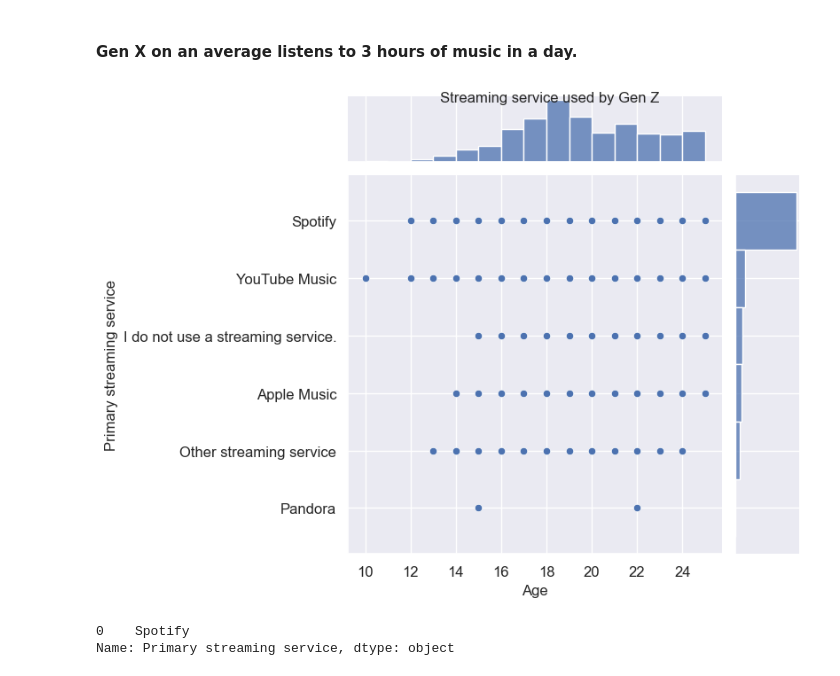
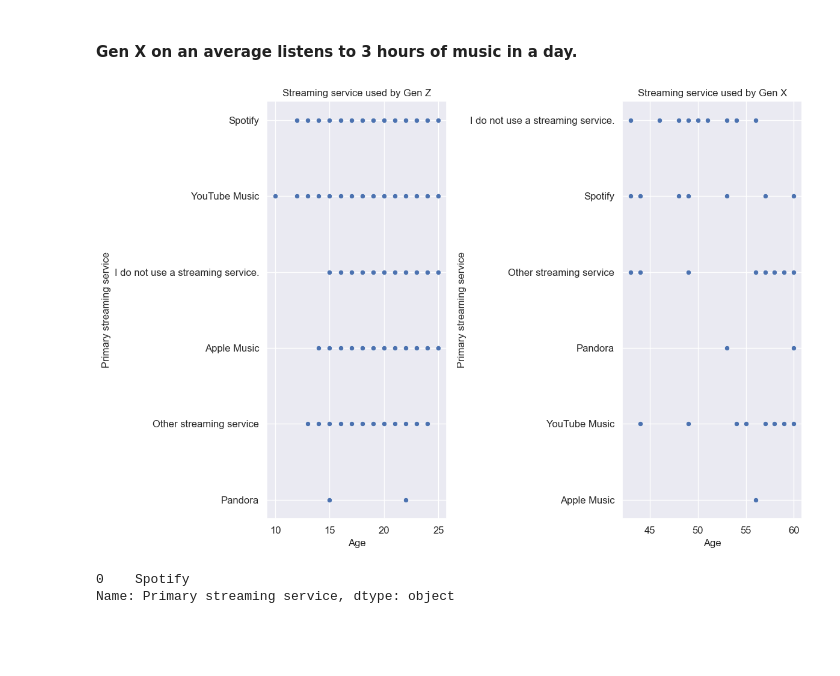
Before and after one commit to ubco-W2022T2-data301/project-group29, a Jupyter notebook: analysis/analysis2.ipynb, the cells around one changed output. Cells and saved outputs as stored; diff of their text form; code cells hidden in the pictures; blank space fills up the shorter version.

```diff
--- a/analysis/analysis2.ipynb
+++ b/analysis/analysis2.ipynb
@@ -160,17 +166,27 @@ Genx_hours
 3.0238095238095237
 # %% [markdown]
 #### Gen X on an average listens to 3 hours of music in a day.
-# %%
-#Gen z Streraming service
-st_z = dataload[["Age","Primary streaming service"]]
-st_z = st_z[(st_z["Age"] <= 25)]
-
-plot_z = sns.jointplot(data = st_z, y = "Primary streaming service", x = "Age")
-plot_z.fig.suptitle("Streaming service used by Gen Z", fontsize = 12)
-plt.xticks(fontsize=12) and plt.yticks(fontsize=12)
-plt.show()
-# %% [output]
-[figure, removed]
+# %%
+fig, (ax1, ax2) = plt.subplots(ncols=2, figsize=(12,8))
+
+# Gen z Streraming service
+st_z = dataload[["Age","Primary streaming service"]]
+st_z = st_z[(st_z["Age"] <= 25)]
+sns.scatterplot(data=st_z, x="Age", y="Primary streaming service", ax=ax1)
+ax1.set(title="Streaming service used by Gen Z", xlabel="Age", ylabel="Primary streaming service")
+ax1.tick_params(labelsize=12)
+
+# Gen X streaming service
+st_x = dataload[["Age","Primary streaming service"]]
+st_x = st_x[(st_x["Age"] >= 43) & (st_x["Age"] <= 60)]
+sns.scatterplot(data=st_x, x="Age", y="Primary streaming service", ax=ax2)
+ax2.set(title="Streaming service used by Gen X", xlabel="Age", ylabel="Primary streaming service")
+ax2.tick_params(labelsize=12)
+
+plt.tight_layout()
+plt.show()
+# %% [output]
+[figure, added]
 # %%
 Genz_stream = st_z["Primary streaming service"].mode()
 Genz_stream
```
Also changed, not shown: parts of 16 cells of this notebook, 1 other file.
